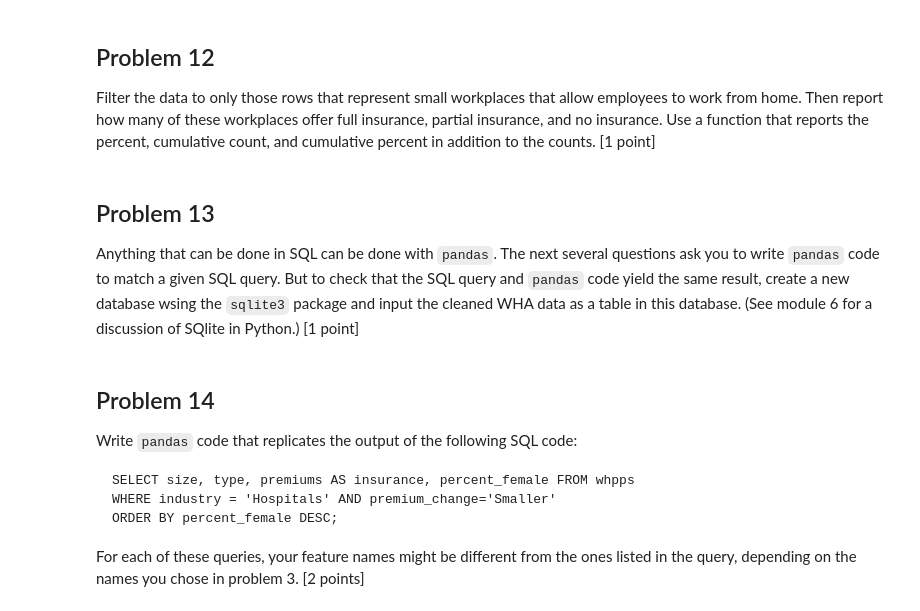
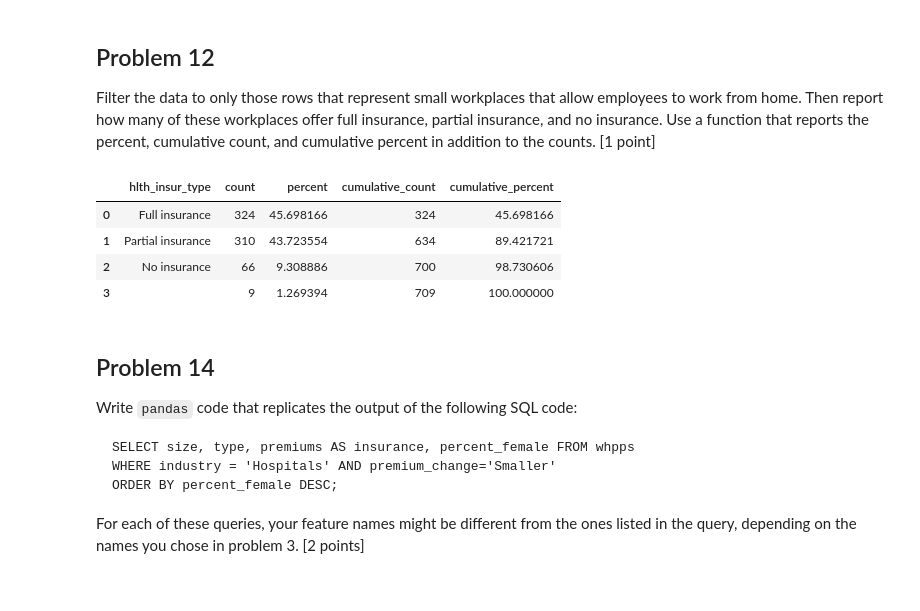
Before and after one commit to allaccountstaken/surfing_data_pipeline, a Jupyter notebook: M8/labassignment8.ipynb, the cells around one changed output. Cells and saved outputs as stored; diff of their text form; code cells hidden in the pictures.

```diff
--- a/M8/labassignment8.ipynb
+++ b/M8/labassignment8.ipynb
@@ -316,6 +314,6 @@ def balance_groups(x):
         return 'Mostly women'
     else:
         return ''
-working_version['gender_balace'] = working_version['%empls_are_female'].apply(balance_groups)
+working_version['gender_balance'] = working_version['%empls_are_female'].apply(balance_groups)
 # %%
 # Check results in the new 'gender_balace' column
@@ -332,0 +353,14 @@ Change the data type of all categorical features in the working data from "objec
+# %%
+# Select all columns with categorical features
+cat_cols = ['industry_categories', 'size_categories', 'org_profit_type',
+       'hlth_insur_type', 'hlth_insur_chng12', 'hlth_insur_partime',
+       'hlth_edu_progs', 'work_from_home', 'gender_balance']
+# Same for numerical features
+num_cols = ['%empls_under_30', '%empls_over_60',
+       '%empls_are_female', '%empls_are_hourly', '%empls_other_shift',
+       '%empls_work_remotely', '%empls_are_unionized', '%avg_annual_turnover']
+# %%
+# Change type from object to categorical
+working_version[cat_cols] = working_version[cat_cols].astype('category')
+# Change type from object to floar
+working_version[num_cols] = working_version[num_cols].astype('float')
@@ -333,9 +389,14 @@ Change the data type of all categorical features in the working data from "objec
 # %% [markdown]
 ## Problem 12
 Filter the data to only those rows that represent small workplaces that allow employees to work from home. Then report how many of these workplaces offer full insurance, partial insurance, and no insurance. Use a function that reports the percent, cumulative count, and cumulative percent in addition to the counts. [1 point]
-# %% [markdown]
-## Problem 13
-Anything that can be done in SQL can be done with `pandas`. The next several questions ask you to write `pandas` code to match a given SQL query. But to check that the SQL query and `pandas` code yield the same result, create a new database wsing the `sqlite3` package and input the cleaned WHA data as a table in this database. (See module 6 for a discussion of SQlite in Python.) [1 point]
+# %%
+working_version.query("size_categories == 'Small'& work_from_home =='Yes'").stb.freq(['hlth_insur_type'])
+# %% [output]
+|  | hlth_insur_type | count | percent | cumulative_count | cumulative_percent |
+| 0 | Full insurance | 324 | 45.698166 | 324 | 45.698166 |
+| 1 | Partial insurance | 310 | 43.723554 | 634 | 89.421721 |
+| 2 | No insurance | 66 | 9.308886 | 700 | 98.730606 |
+| 3 |  | 9 | 1.269394 | 709 | 100.000000 |
 # %% [markdown]
 ## Problem 14
 Write `pandas` code that replicates the output of the following SQL code:
```
Also changed, not shown: parts of 4 cells of this notebook.
